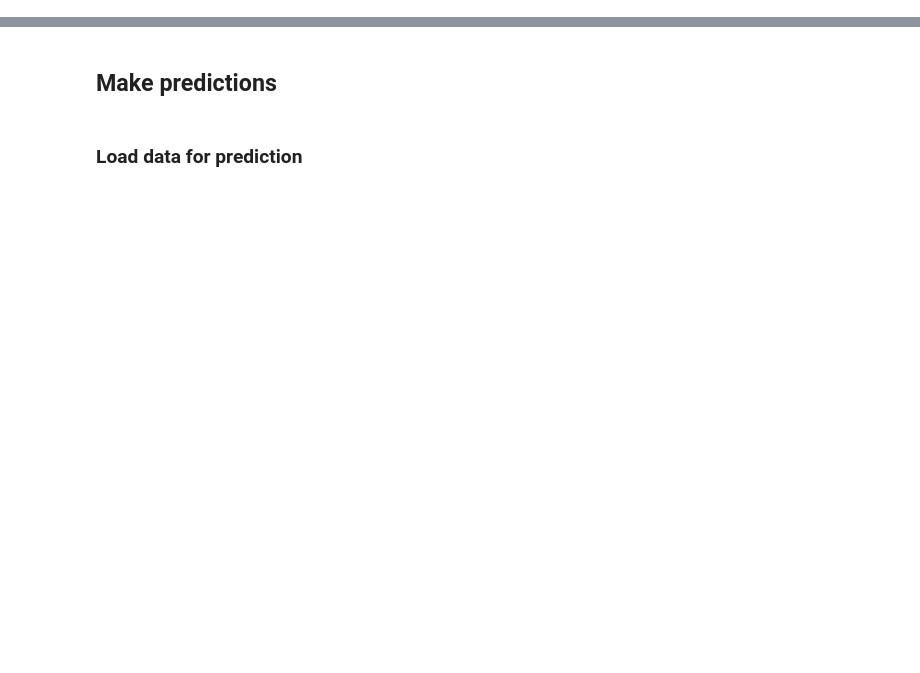
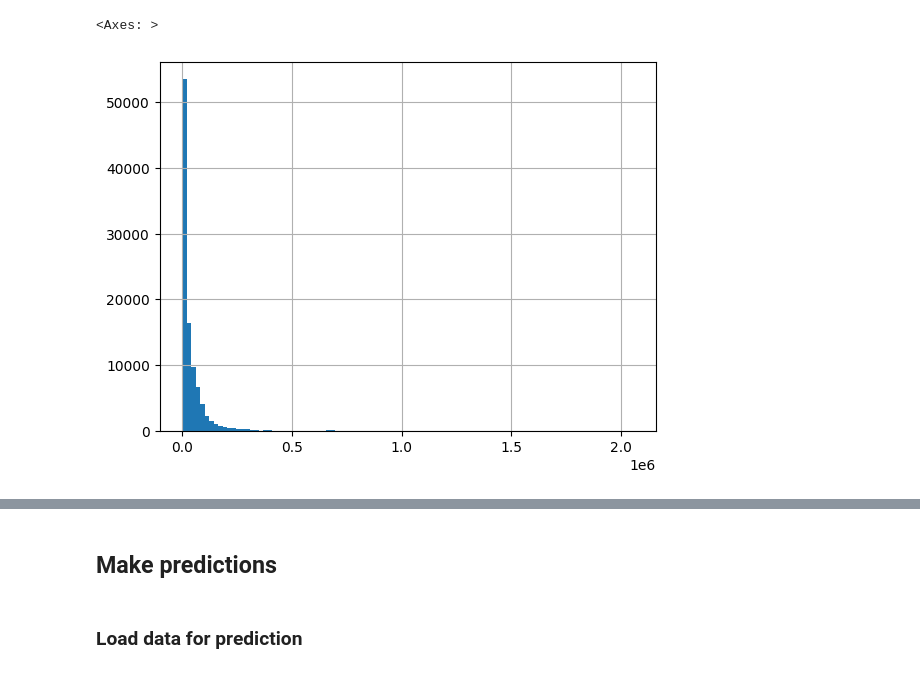
Before and after one commit to anamariaelek/alphagenome, a Jupyter notebook: notebooks/splicing_predict.ipynb, the cells around one changed output, grey strips where cells are left out. Drawn from its saved outputs; the diff is of its cells as text; code cells hidden in the pictures; blank space fills up the shorter version.

```diff
--- a/notebooks/splicing_predict.ipynb
+++ b/notebooks/splicing_predict.ipynb
@@ -5,0 +8,5 @@ torch.cuda.set_per_process_memory_fraction(0.5, device=0)
+# %%
+import pandas as pd
+lbl_fn = "/home/elek/sds/sd17d003/Anamaria/splicevo/data/processed_small/human_GRCh37/labels.parquet"
+lbl = pd.read_parquet(lbl_fn)
+lbl
@@ -5,0 +27,5 @@ torch.cuda.set_per_process_memory_fraction(0.5, device=0)
+# %%
+lbl['position'].hist(bins=100)
+# %% [output]
+<Axes: >
+[figure, added]
```
Also changed, not shown: parts of 69 cells of this notebook, 5 other files.
